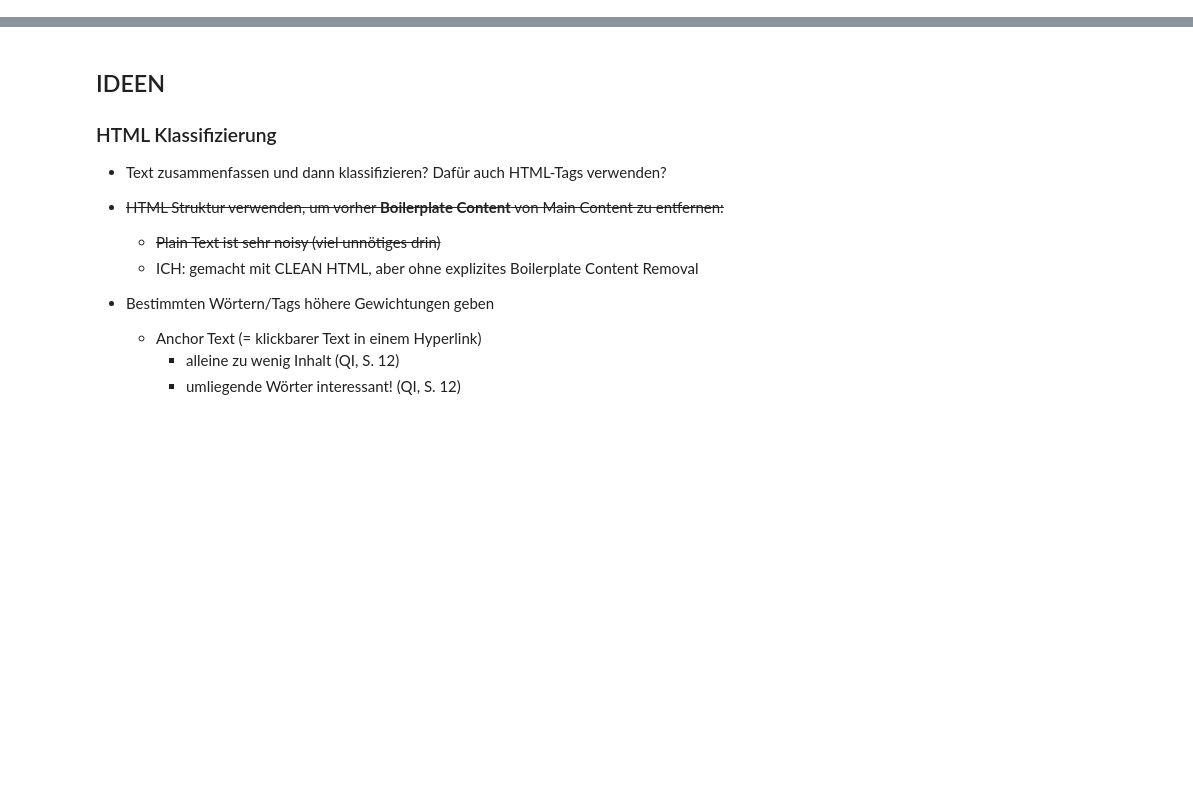
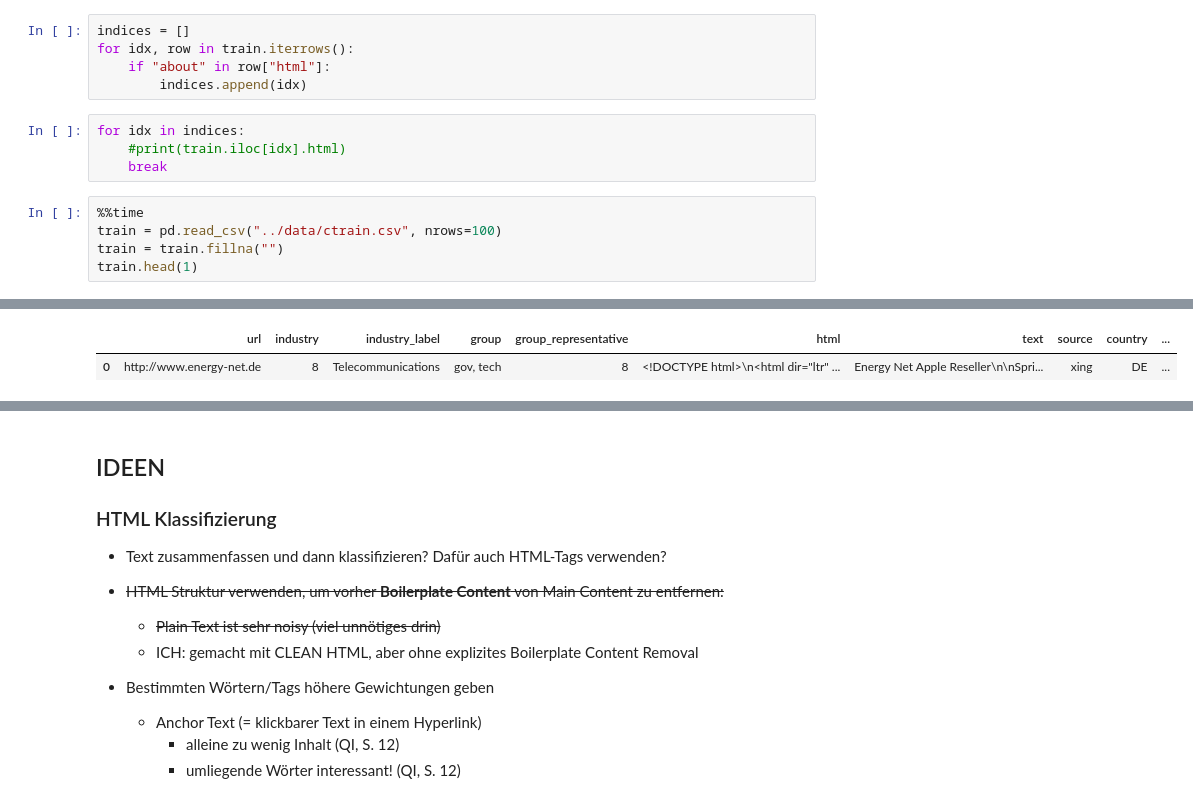
Before and after one commit to realjanpaulus/industryhtml, a Jupyter notebook: notebooks/classify_industries.ipynb, the cells around one changed output, grey strips where cells are left out. Drawn from its saved outputs; the diff is of its cells as text; blank space fills up the shorter version.

```diff
--- a/notebooks/classify_industries.ipynb
+++ b/notebooks/classify_industries.ipynb
@@ -2,0 +132,15 @@
+# %%
+indices = []
+for idx, row in train.iterrows():
+    if "about" in row["html"]:
+        indices.append(idx)
+# %%
+for idx in indices:
+    #print(train.iloc[idx].html)
+    break
+# %%
+%%time
+train = pd.read_csv("../data/ctrain.csv", nrows=100)
+train = train.fillna("")
+train.head(1)
+# %% [output]
@@ -2,0 +149,2 @@
+|  | url | industry | industry_label | group | group_representative | html | text | source | country | ... |
+| 0 | http://www.energy-net.de | 8 | Telecommunications | gov, tech | 8 | <!DOCTYPE html>\n<html dir="ltr" ... | Energy Net Apple Reseller\n\nSpri... | xing | DE | ... |
```
Also changed, not shown: parts of 14 cells of this notebook, 11 other files.
